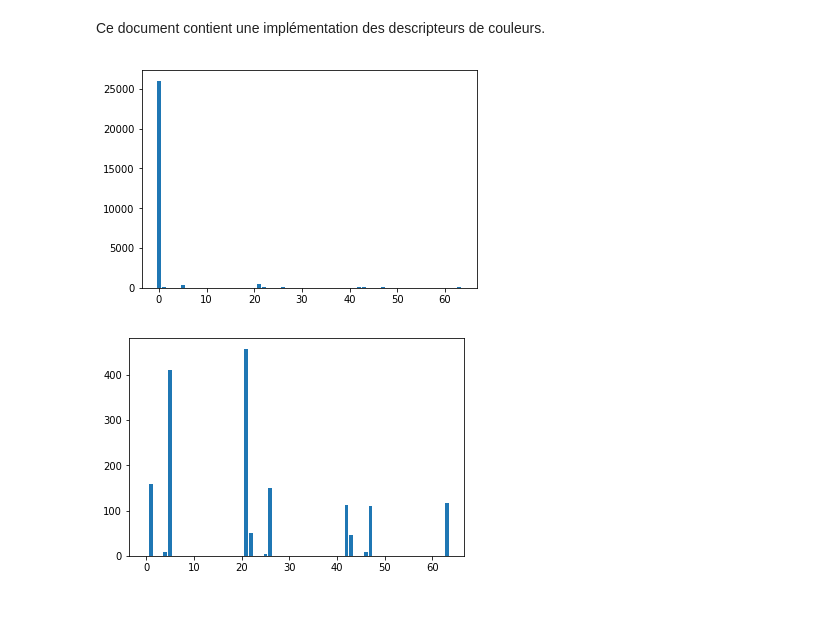
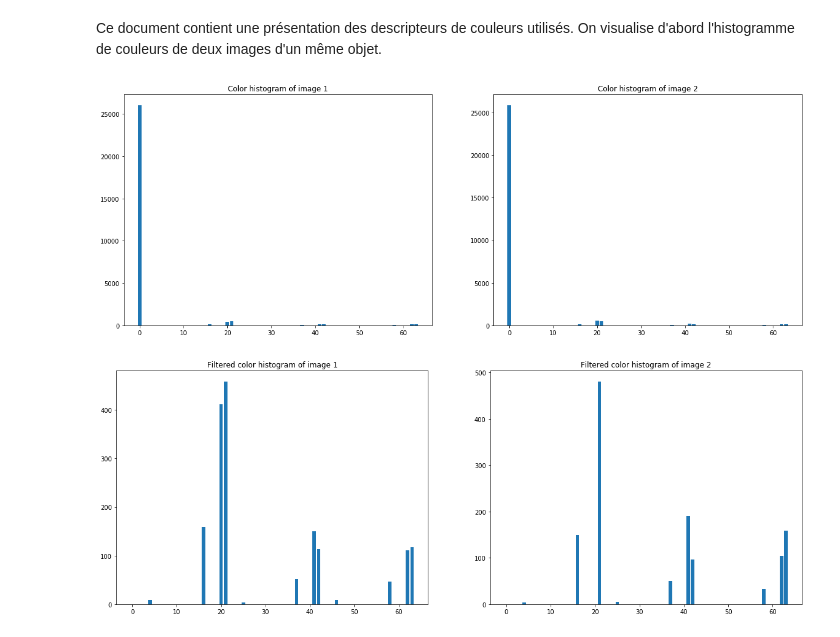
Before and after one commit to FirasAzzouz/Projet-S8, a Jupyter notebook: Descripteurs_de_couleurs.ipynb, the cells around one changed output. Saved outputs shown, nothing was run; the diff lists cells and outputs as text; code cells hidden in the pictures; blank space fills up the shorter version.

```diff
--- a/Descripteurs_de_couleurs.ipynb
+++ b/Descripteurs_de_couleurs.ipynb
@@ -1,22 +1,36 @@
 # %% [markdown]
-Ce document contient une implémentation des descripteurs de couleurs.
+Ce document contient une présentation des descripteurs de couleurs utilisés. On visualise d'abord l'histogramme de couleurs de deux images d'un même objet.
-# %%
-import numpy as np
-import matplotlib.pyplot as plt
-import cv2 as cv
-
-from Image_reading import read_image
-from Color_descriptors import color_histogram, histogram_filter
-
-if __name__ == '__main__':
-    X=read_image(300,0)
-    hist=color_histogram(X,'rgb',[4,4,4])
-    plt.figure()
-    plt.bar(np.arange(hist.shape[0]),hist)
-    hist=histogram_filter(hist)
-    plt.figure()
-    plt.bar(np.arange(hist.shape[0]),hist)
-    plt.show()
-# %% [output]
-[figure, removed]
-[figure, removed]
+# %%
+import numpy as np
+import matplotlib.pyplot as plt
+import cv2 as cv
+
+from Image_reading import *
+from Color_descriptors import color_histogram, histogram_filter
+
+if __name__ == '__main__':
+    X1=read_image_1(300,0)
+    X2=read_image_1(300,1)
+
+    hist1=color_histogram(X1,'rgb',[4,4,4]) # color histogram computation
+    hist2=color_histogram(X2,'rgb',[4,4,4])
+    fig1,ax1=plt.subplots(1,2,figsize=(20,7))
+
+    ax1[0].bar(np.arange(hist1.shape[0]),hist1)
+    ax1[1].bar(np.arange(hist2.shape[0]),hist2)
+    ax1[0].set_title("Color histogram of image 1")
+    ax1[1].set_title("Color histogram of image 2")
+
+    # We remove some of the compononents (of the black background) in order to compare the values for other colors.
+    hist1=histogram_filter(hist1)
+    hist2=histogram_filter(hist2)
+
+    fig2,ax2=plt.subplots(1,2,figsize=(20,7))
+    ax2[0].bar(np.arange(hist1.shape[0]),hist1)
+    ax2[1].bar(np.arange(hist2.shape[0]),hist2)
+    ax2[0].set_title("Filtered color histogram of image 1")
+    ax2[1].set_title("Filtered color histogram of image 2")
+    plt.show()
+# %% [output]
+[figure, added]
+[figure, added]
```
Also changed, not shown: parts of 4 cells of this notebook.
